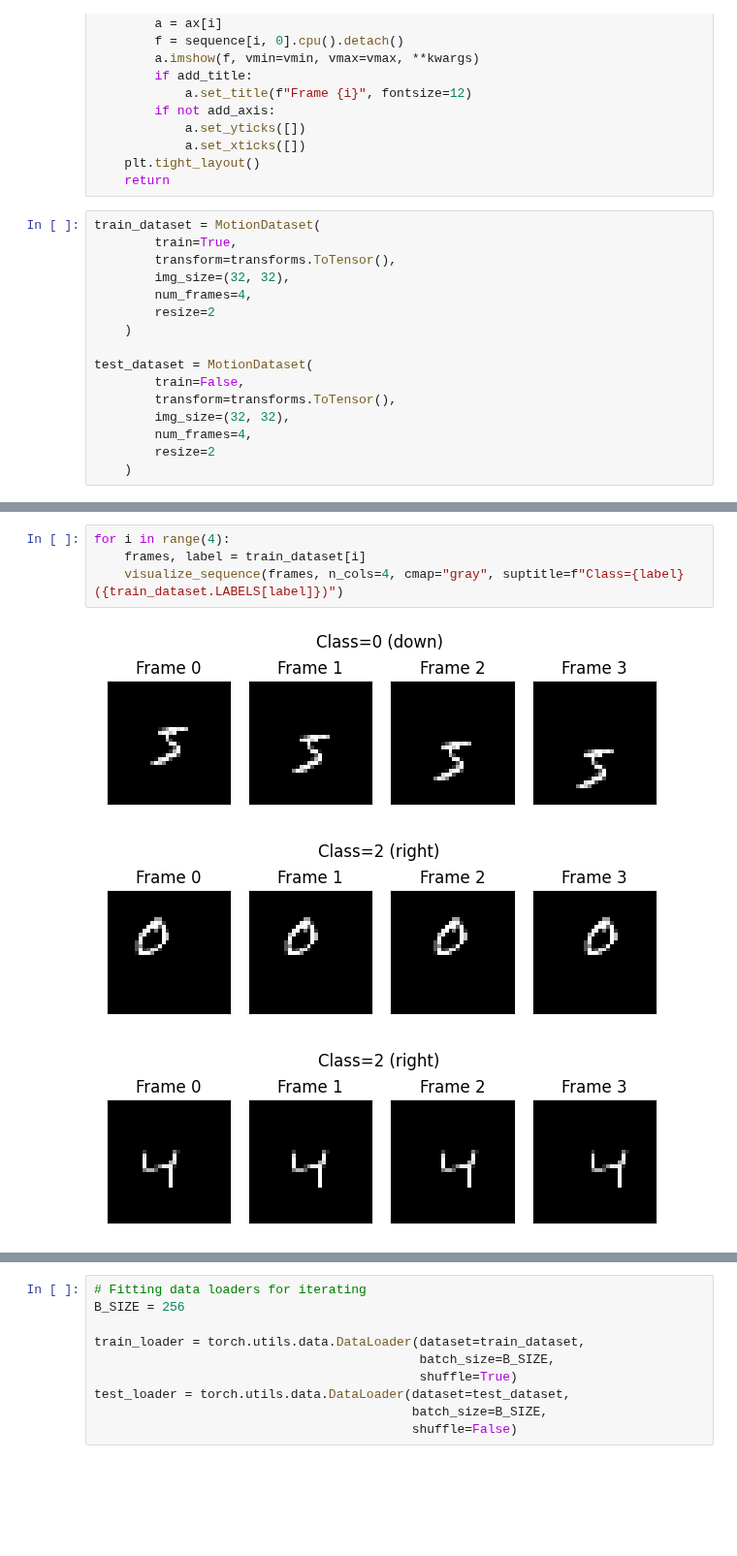
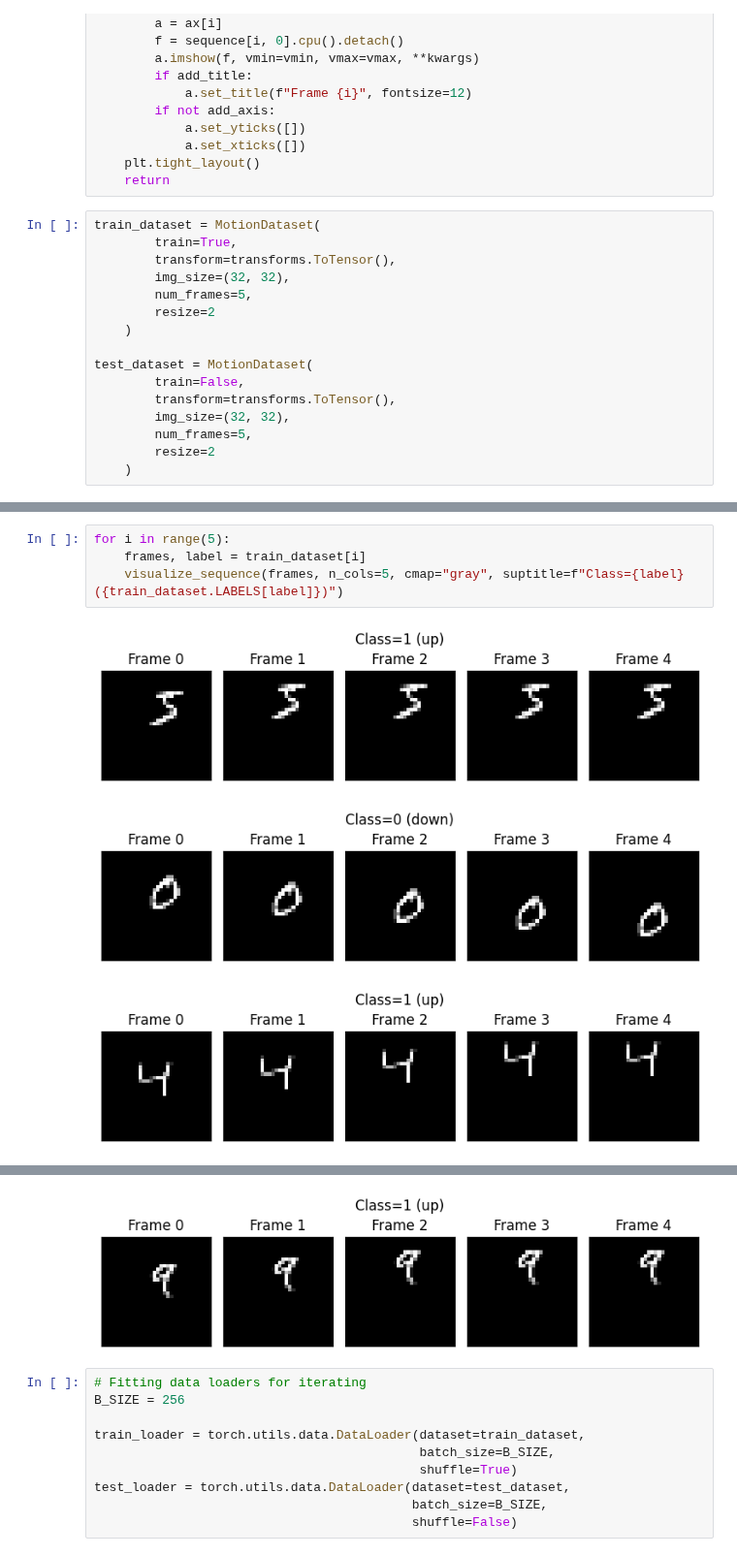
Before and after one commit to Cuda-Vision-Lab/CudaVisionSS2025, a Jupyter notebook: src/Assignment3/session3.ipynb, the cells around one changed output, grey strips where cells are left out. Shown at 97% size. Cells and saved outputs as stored; diff of their text form; blank space fills up the shorter version.

```diff
--- a/src/Assignment3/session3.ipynb
+++ b/src/Assignment3/session3.ipynb
@@ -158,7 +158,7 @@ train_dataset = MotionDataset(
         train=True,
         transform=transforms.ToTensor(),
         img_size=(32, 32),
-        num_frames=4,
+        num_frames=5,
         resize=2
     )
 
@@ -166,7 +166,7 @@ test_dataset = MotionDataset(
         train=False,
         transform=transforms.ToTensor(),
         img_size=(32, 32),
-        num_frames=4,
+        num_frames=5,
         resize=2
     )
 # %%
@@ -177,8 +177,8 @@ torch.Size([4, 1, 32, 32])
 # %%
-for i in range(4):
+for i in range(5):
     frames, label = train_dataset[i]
-    visualize_sequence(frames, n_cols=4, cmap="gray", suptitle=f"Class={label} ({train_dataset.LABELS[label]})")
+    visualize_sequence(frames, n_cols=5, cmap="gray", suptitle=f"Class={label} ({train_dataset.LABELS[label]})")
 # %% [output]
-[figure, old version]
+[figure, new version]
-[figure, old version]
+[figure, new version]
-[figure, old version]
+[figure, new version]
@@ -186,3 +186,4 @@ for i in range(4):
+[figure, added]
 # %%
 # Fitting data loaders for iterating
 B_SIZE = 256
```
Also changed, not shown: parts of 11 cells of this notebook, 7 other files.
